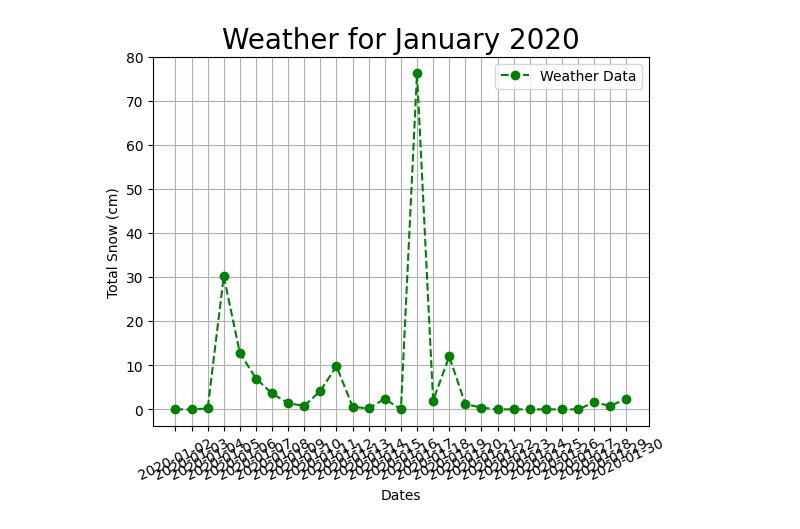
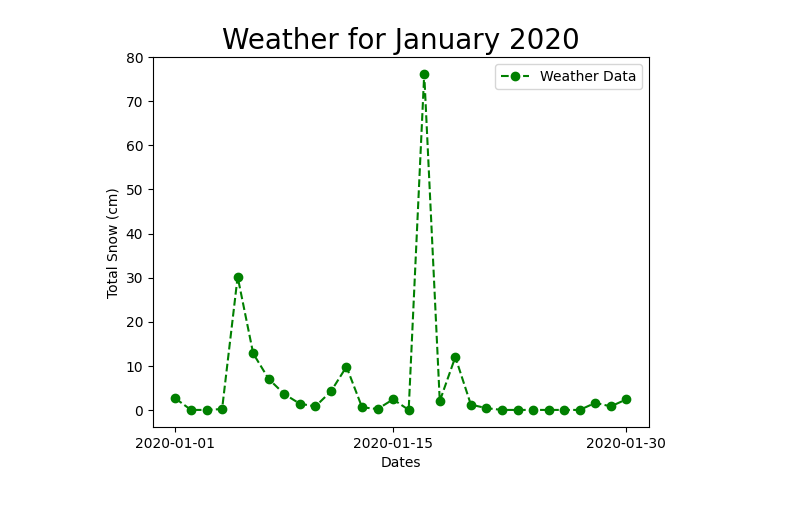
Before and after one commit to dcameronmckenna/CMSC6950-Project, a Jupyter notebook: project_graphs.ipynb, the cells around one changed output. Saved outputs shown, nothing was run; the diff lists cells and outputs as text; code cells hidden in the pictures.

Commit message:
changing labels of ticks on graph

```diff
--- a/project_graphs.ipynb
+++ b/project_graphs.ipynb
@@ -1,24 +1,26 @@
 # %%
 import pandas as pd
 import matplotlib.pyplot as plt
 
 weather_data = pd.read_csv('en_climate_daily_NL_8403505_2020_P1D.csv', usecols=range(4,31), index_col='Date/Time')
 
 num_cols_weather = ['Total Snow (cm)']
 
 weather_data[num_cols_weather] = weather_data[num_cols_weather].astype(float)
 
 total_snow = weather_data[num_cols_weather]
 
-plt.plot(total_snow[1:30], color = 'g', linestyle = 'dashed',
+axes = plt.subplot()
+axes.plot(total_snow[0:30], color = 'g', linestyle = 'dashed',
          marker = 'o',label = "Weather Data")
 
-plt.xticks(rotation = 25)
+axes.set_xticks([0, 14, 29])
+
+
 plt.xlabel('Dates')
 plt.ylabel('Total Snow (cm)')
 plt.title('Weather for January 2020', fontsize = 20)
-plt.grid()
 plt.legend()
 plt.show()
 # %% [output]
-[figure, old version]
+[figure, new version]
```
